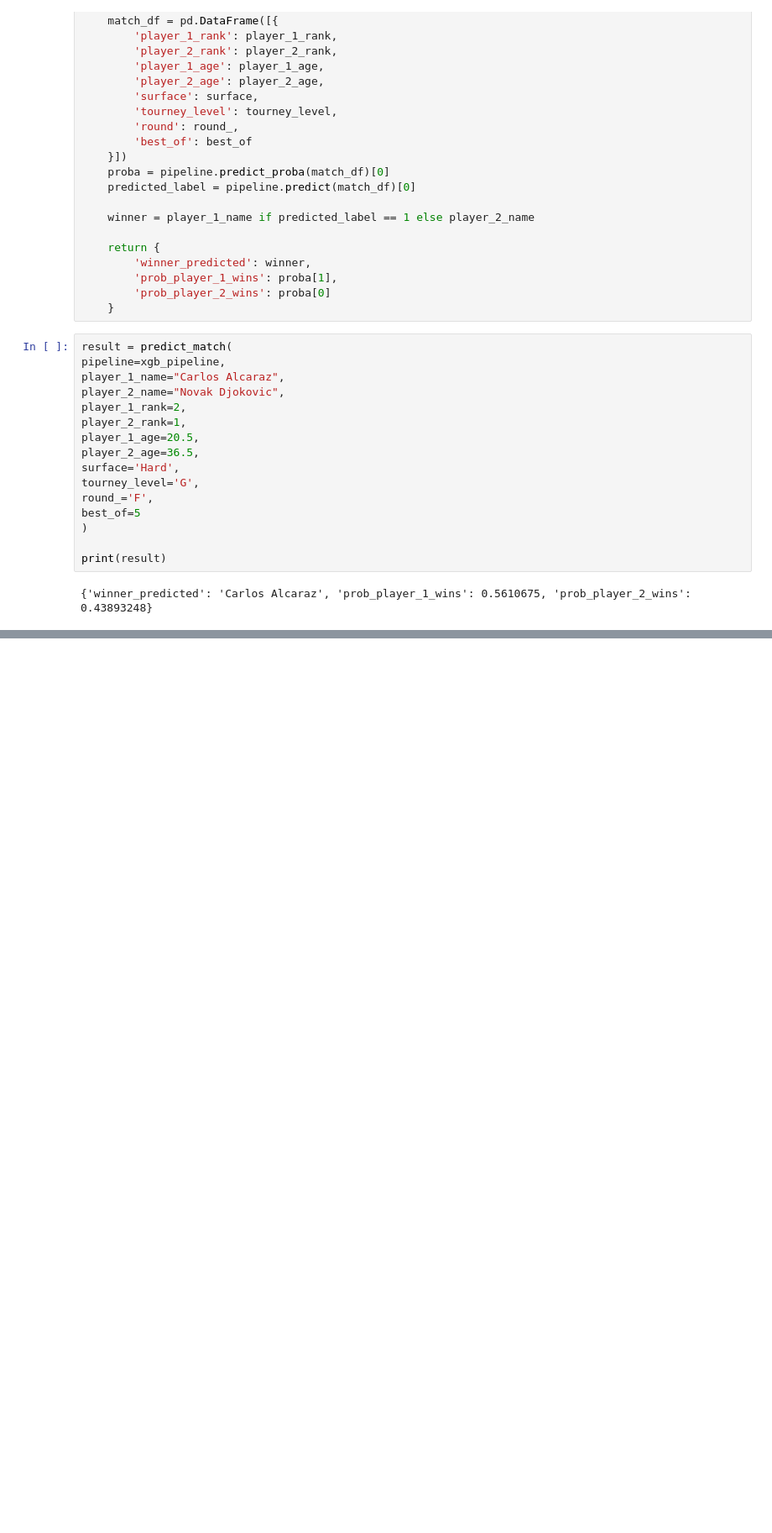
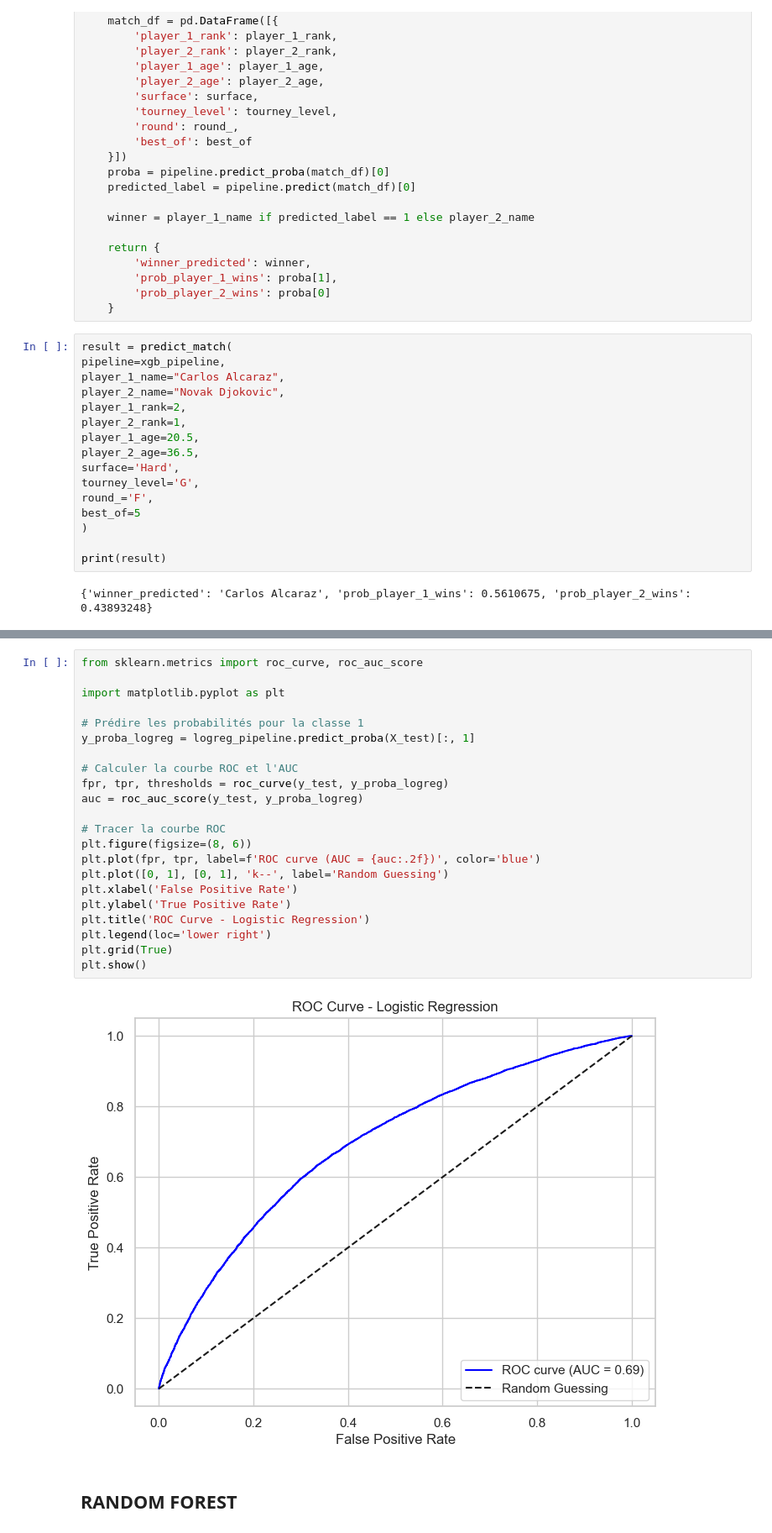
Before and after one commit to EyalT5/albert-ml-project, a Jupyter notebook: notebooks/scrapp.ipynb, the cells around one changed output, grey strips where cells are left out. Shown at 84% size. Drawn from its saved outputs; the diff is of its cells as text; blank space fills up the shorter version.

```diff
--- a/notebooks/scrapp.ipynb
+++ b/notebooks/scrapp.ipynb
@@ -1237,0 +1502,26 @@ print(result)
+# %%
+from sklearn.metrics import roc_curve, roc_auc_score
+
+import matplotlib.pyplot as plt
+
+# Prédire les probabilités pour la classe 1
+y_proba_logreg = logreg_pipeline.predict_proba(X_test)[:, 1]
+
+# Calculer la courbe ROC et l'AUC
+fpr, tpr, thresholds = roc_curve(y_test, y_proba_logreg)
+auc = roc_auc_score(y_test, y_proba_logreg)
+
+# Tracer la courbe ROC
+plt.figure(figsize=(8, 6))
+plt.plot(fpr, tpr, label=f'ROC curve (AUC = {auc:.2f})', color='blue')
+plt.plot([0, 1], [0, 1], 'k--', label='Random Guessing')
+plt.xlabel('False Positive Rate')
+plt.ylabel('True Positive Rate')
+plt.title('ROC Curve - Logistic Regression')
+plt.legend(loc='lower right')
+plt.grid(True)
+plt.show()
+# %% [output]
+[figure, added]
+# %% [markdown]
+## RANDOM FOREST
```
Also changed, not shown: parts of 14 cells of this notebook.
